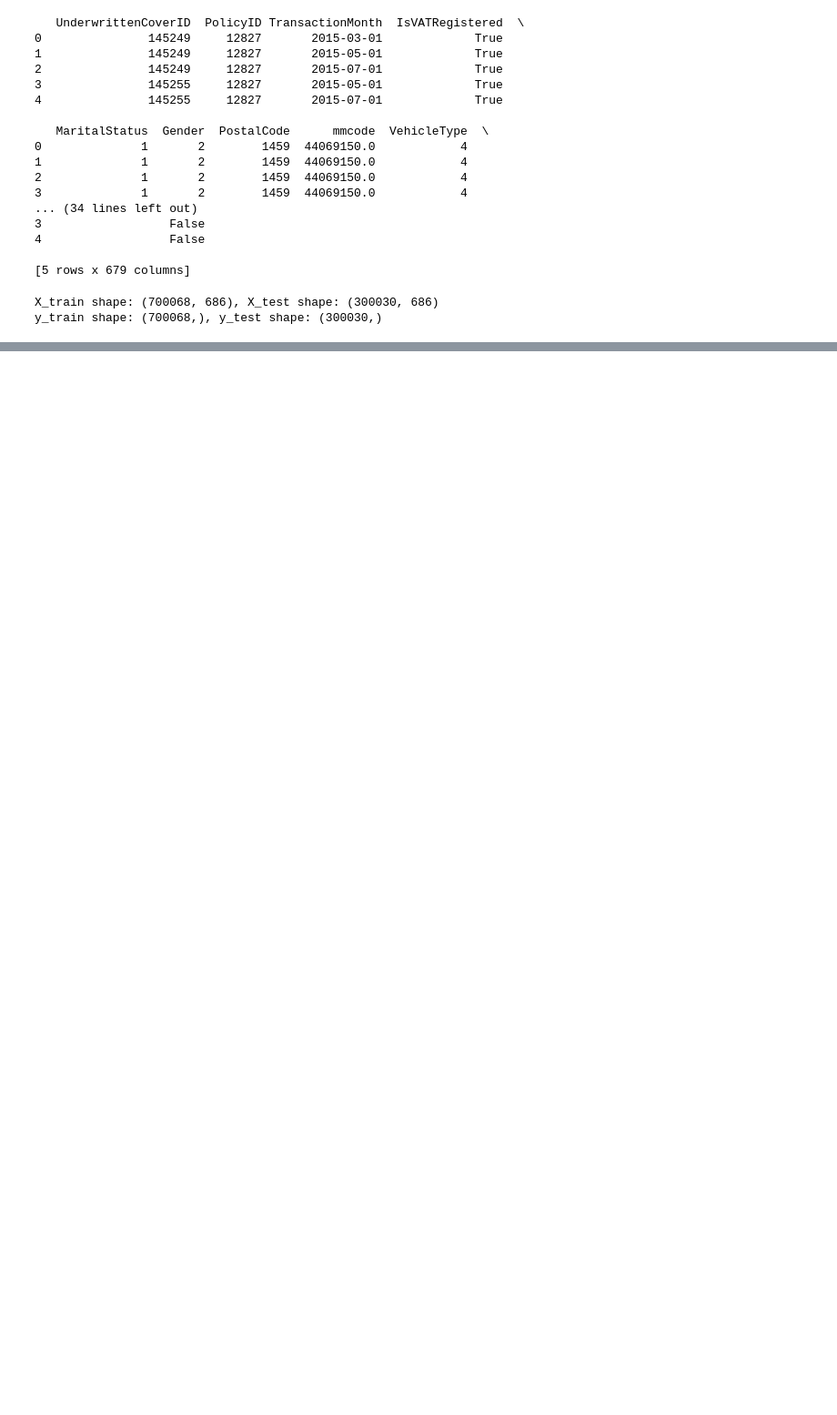
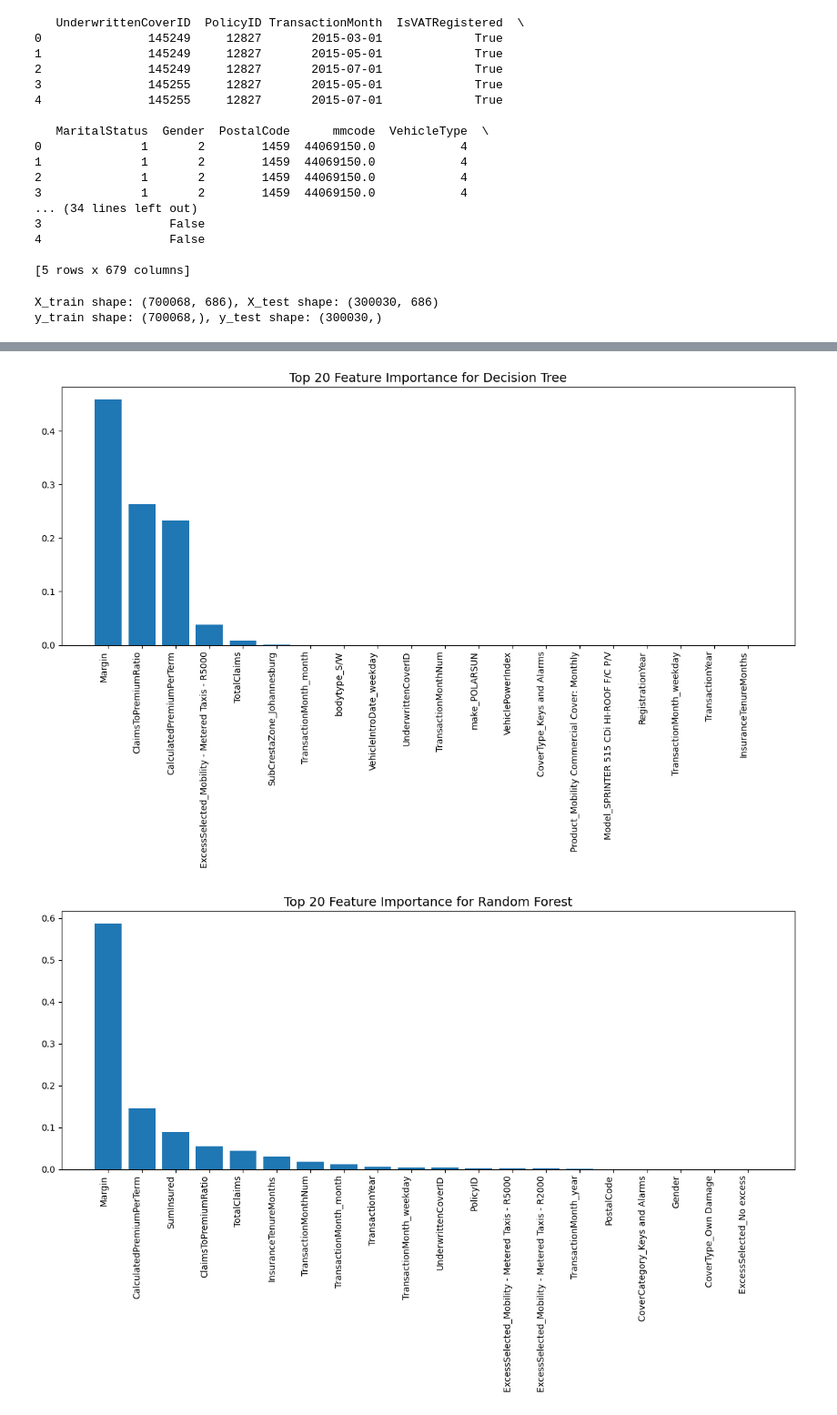
Before and after one commit to NaimaT15/Insurance-Analysis, a Jupyter notebook: notebooks/insurance_anlysis.ipynb, the cells around one changed output, grey strips where cells are left out. Shown at 91% size. Cells and saved outputs as stored; diff of their text form; code cells hidden in the pictures; blank space fills up the shorter version.

Commit message:
graph modification

```diff
--- a/notebooks/insurance_anlysis.ipynb
+++ b/notebooks/insurance_anlysis.ipynb
@@ -477 +477,22 @@ Random Forest MSE: 4813.293692203169, R^2: 0.9092434964953758
 XGBoost MSE: 8569.91547914362, R^2: 0.8384109481045976
+# %%
+from insurance_analysis import plot_feature_importance,plot_linear_regression_coefficients
+# List of feature names from the training data
+
+
+feature_names = X_train.columns
+
+# Feature Importance for Decision Tree
+plot_feature_importance(tree_model, feature_names, "Decision Tree")
+
+# Feature Importance for Random Forest
+plot_feature_importance(forest_model, feature_names, "Random Forest")
+
+# Feature Importance for XGBoost
+plot_feature_importance(xgb_model, feature_names, "XGBoost")
+
+# Coefficients for Linear Regression
+plot_linear_regression_coefficients(linear_model, feature_names)
+# %% [output]
+[figure, added]
+[figure, added]
```
Also changed, not shown: parts of 6 cells of this notebook, 1 other file.
